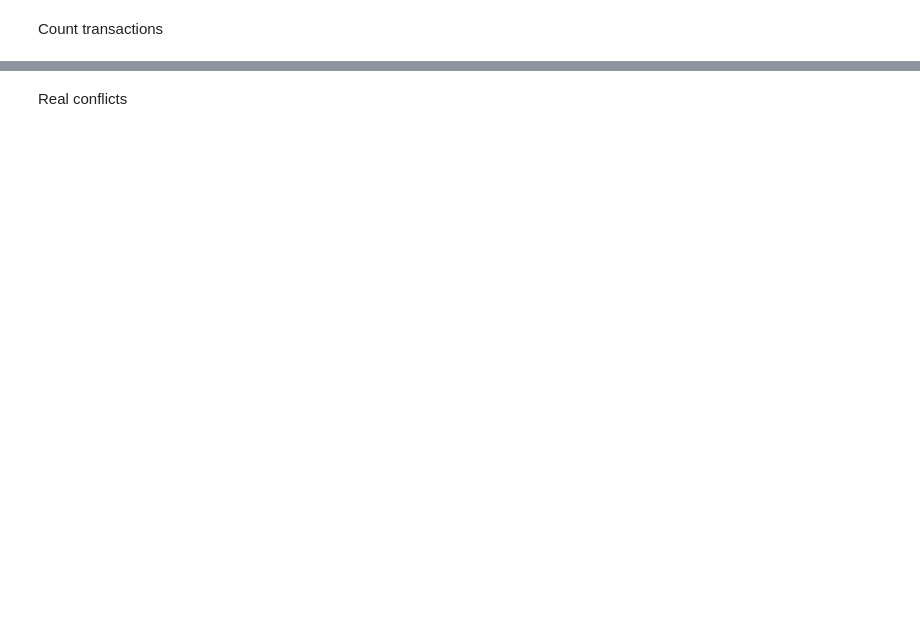
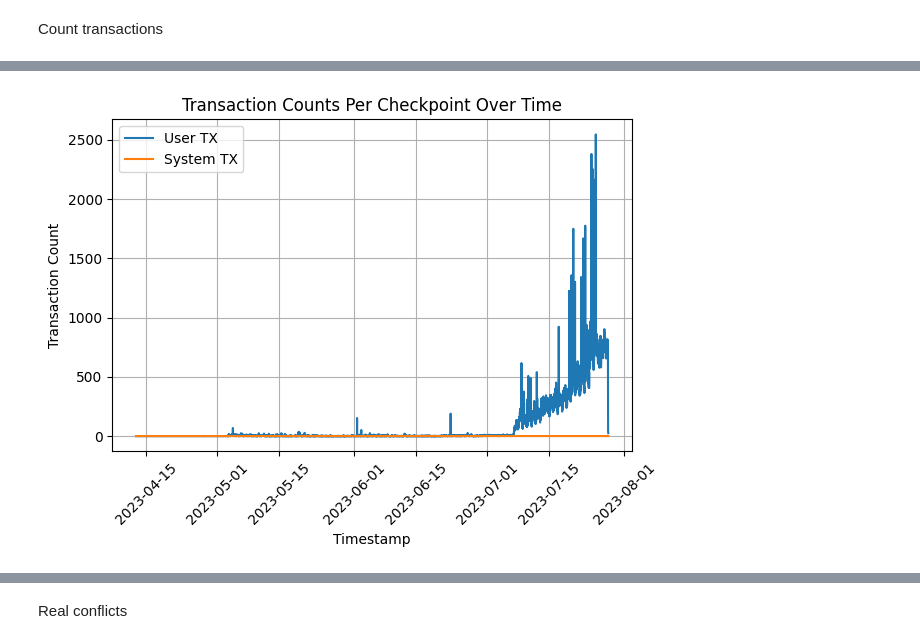
Before and after one commit to krdecade-0/sui_analysis_code, a Jupyter notebook: analysis.ipynb, the cells around one changed output, grey strips where cells are left out. Saved outputs shown, nothing was run; the diff lists cells and outputs as text; code cells hidden in the pictures; blank space fills up the shorter version.

```diff
--- a/analysis.ipynb
+++ b/analysis.ipynb
@@ -5,6 +10,11 @@ import networkx as nx
 # %%
 # Connect to PostgreSQL and fetch data
-conn = psycopg2.connect("dbname=sui_indexer user=postgres password=56904628")
+conn = psycopg2.connect(
+    dbname="sui_indexer",
+    user="postgres",
+    password="56904628",
+    port="5432"
+)
 cur = conn.cursor()
 # %% [markdown]
 Count transactions
@@ -27,0 +68,33 @@ Total system tx: 779426
+# %%
+cur.execute("SELECT timestamp, user_tx_count, system_tx_count FROM checkpoints ORDER BY timestamp;")
+
+rows = cur.fetchall()
+
+df = pd.DataFrame(rows, columns=[
+    "timestamp",
+    "user_tx_count",
+    "system_tx_count"
+])
+
+df["timestamp"] = pd.to_datetime(df["timestamp"])
+
+plt.figure()
+plt.plot(df["timestamp"], df["user_tx_count"], label="User TX")
+plt.plot(df["timestamp"], df["system_tx_count"], label="System TX")
+
+plt.xlabel("Timestamp")
+plt.ylabel("Transaction Count")
+plt.title("Transaction Counts Per Checkpoint Over Time")
+plt.legend()
+plt.grid(True)
+
+ax = plt.gca()
+ax.xaxis.set_major_locator(mdates.AutoDateLocator())
+ax.xaxis.set_major_formatter(mdates.DateFormatter("%Y-%m-%d"))
+
+plt.xticks(rotation=45)
+
+plt.tight_layout()
+plt.show()
+# %% [output]
+[figure, added]
```
Also changed, not shown: parts of 9 cells of this notebook, 10 other files.
